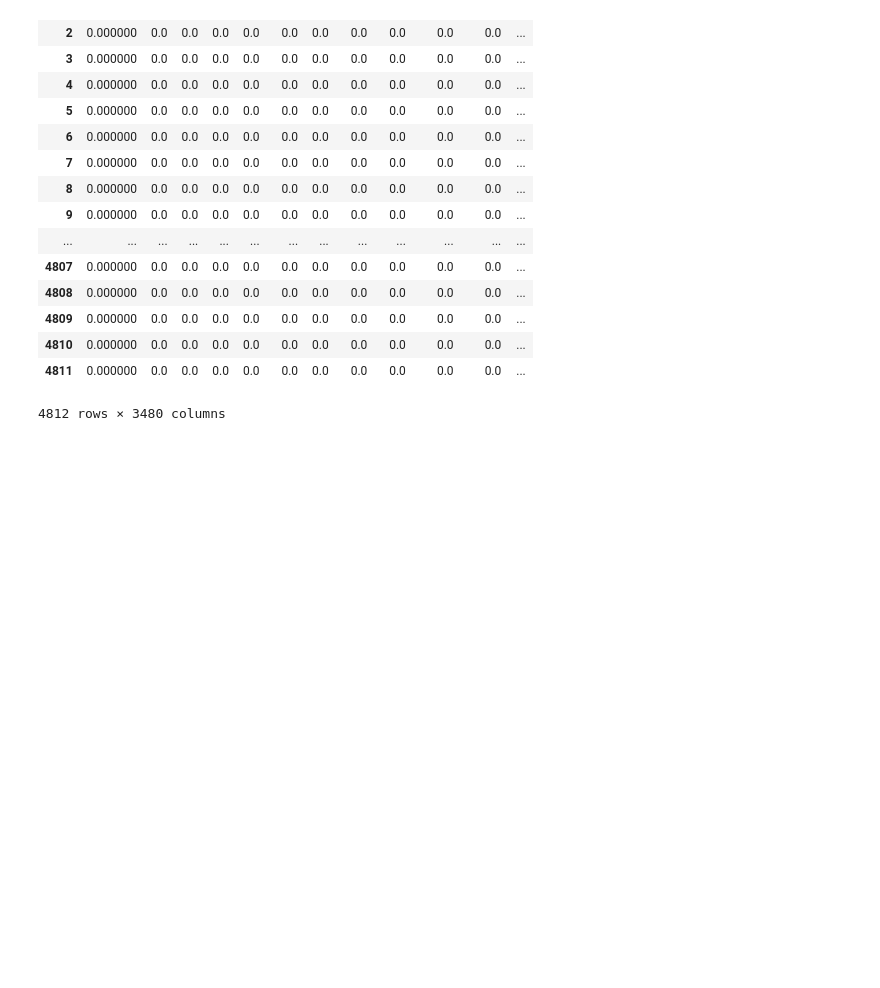
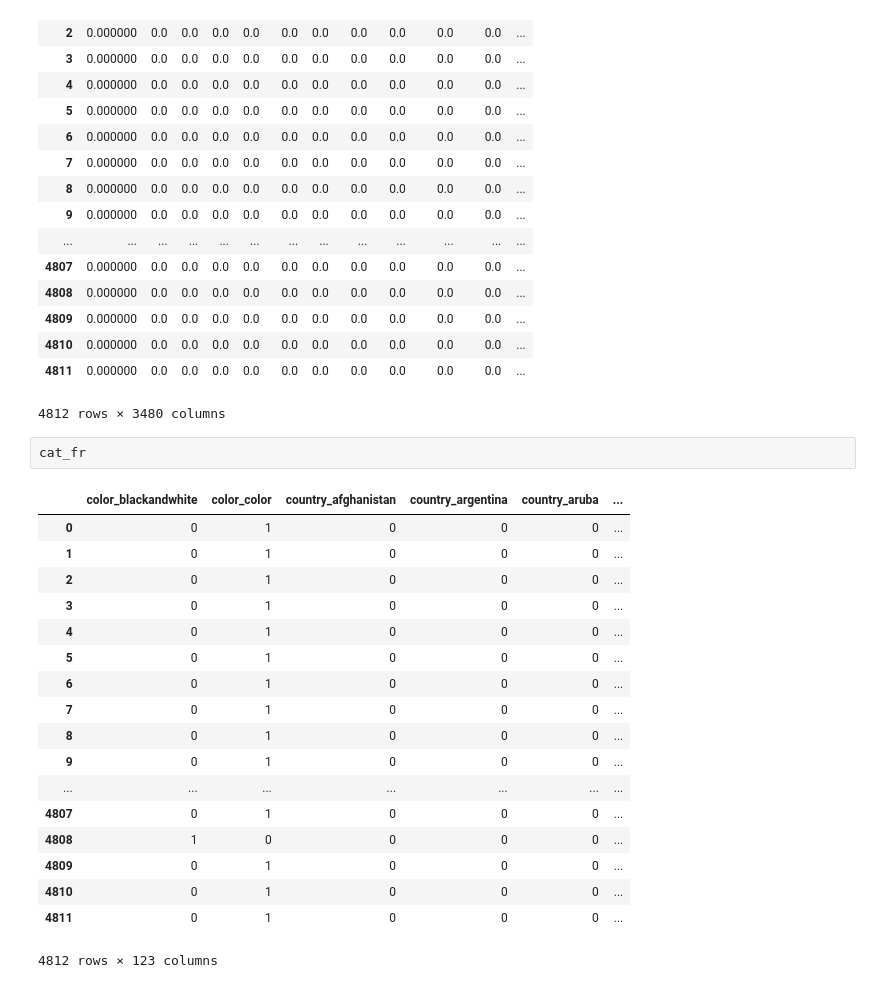
Before and after one commit to rihardsbar/dm-predictive-ml, a Jupyter notebook: logistic_regression/dataPrep.ipynb, the cells around one changed output. Saved outputs shown, nothing was run; the diff lists cells and outputs as text; blank space fills up the shorter version.

```diff
--- a/logistic_regression/dataPrep.ipynb
+++ b/logistic_regression/dataPrep.ipynb
@@ -148,3 +148,24 @@ tf_fr
 | 4810 | 0.000000 | 0.0 | 0.0 | 0.0 | 0.0 | 0.0 | 0.0 | 0.0 | 0.0 | 0.0 | 0.0 | ... |
 | 4811 | 0.000000 | 0.0 | 0.0 | 0.0 | 0.0 | 0.0 | 0.0 | 0.0 | 0.0 | 0.0 | 0.0 | ... |
 4812 rows × 3480 columns
+# %%
+cat_fr
+# %% [output]
+|  | color_blackandwhite | color_color | country_afghanistan | country_argentina | country_aruba | ... |
+| 0 | 0 | 1 | 0 | 0 | 0 | ... |
+| 1 | 0 | 1 | 0 | 0 | 0 | ... |
+| 2 | 0 | 1 | 0 | 0 | 0 | ... |
+| 3 | 0 | 1 | 0 | 0 | 0 | ... |
+| 4 | 0 | 1 | 0 | 0 | 0 | ... |
+| 5 | 0 | 1 | 0 | 0 | 0 | ... |
+| 6 | 0 | 1 | 0 | 0 | 0 | ... |
+| 7 | 0 | 1 | 0 | 0 | 0 | ... |
+| 8 | 0 | 1 | 0 | 0 | 0 | ... |
+| 9 | 0 | 1 | 0 | 0 | 0 | ... |
+| ... | ... | ... | ... | ... | ... | ... |
+| 4807 | 0 | 1 | 0 | 0 | 0 | ... |
+| 4808 | 1 | 0 | 0 | 0 | 0 | ... |
+| 4809 | 0 | 1 | 0 | 0 | 0 | ... |
+| 4810 | 0 | 1 | 0 | 0 | 0 | ... |
+| 4811 | 0 | 1 | 0 | 0 | 0 | ... |
+4812 rows × 123 columns
```
Also changed, not shown: 1 other file.
